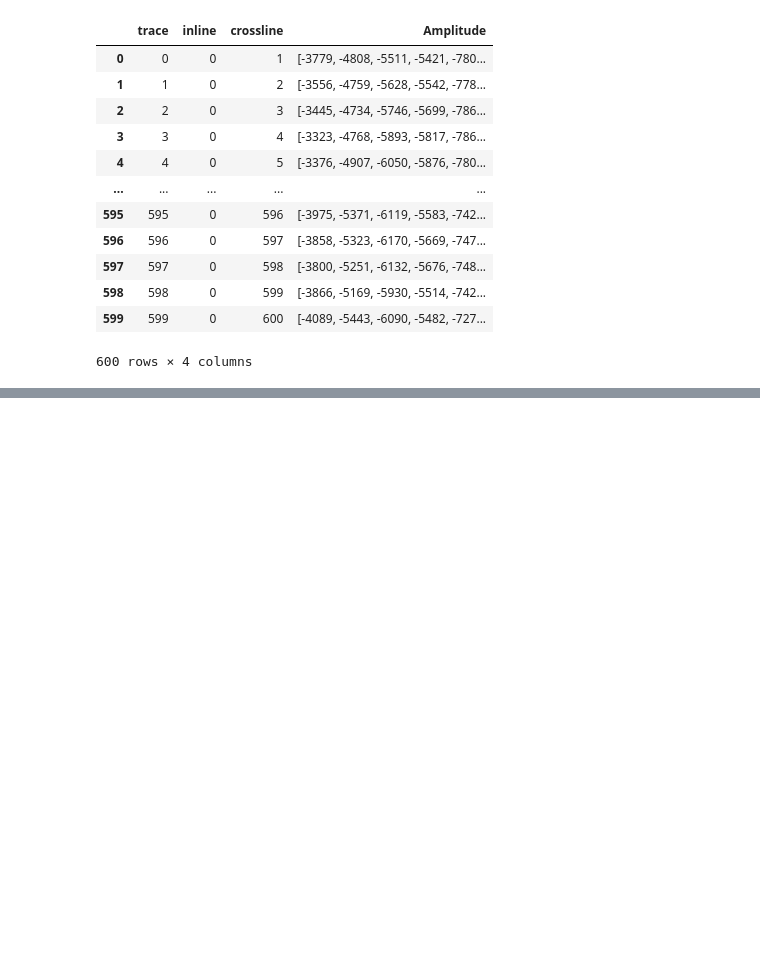
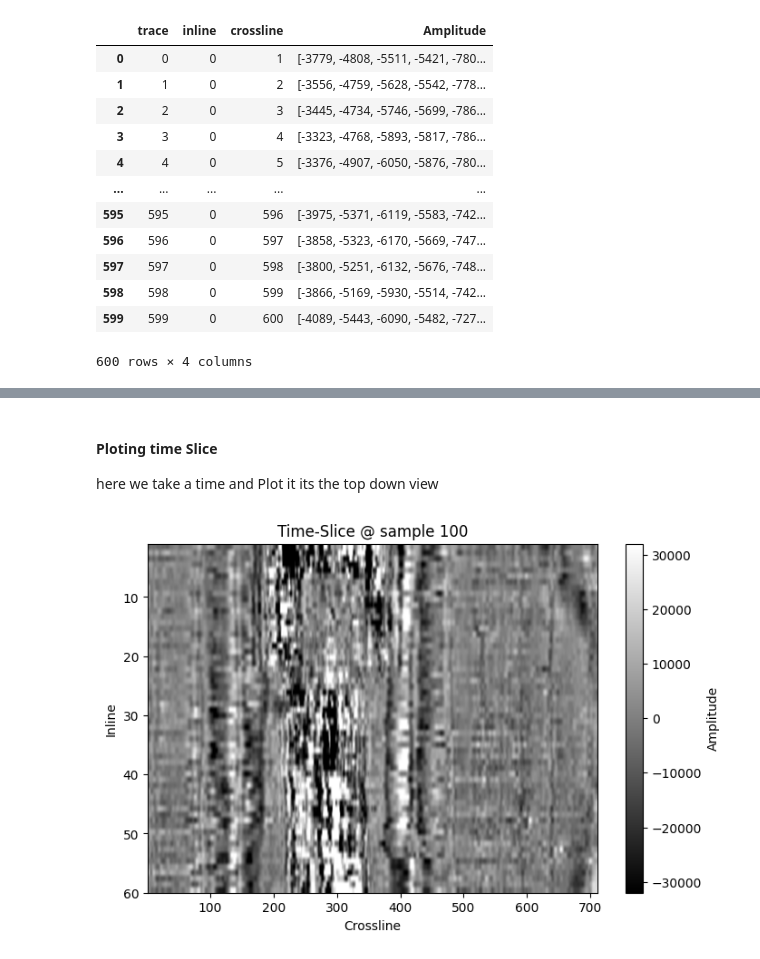
Before and after one commit to jogi96/PAINDGPR, a Jupyter notebook: Notebooks/Testing Python Import tools for sgy.ipynb, the cells around one changed output, grey strips where cells are left out. Cells and saved outputs as stored; diff of their text form; code cells hidden in the pictures; blank space fills up the shorter version.

```diff
--- a/Notebooks/Testing Python Import tools for sgy.ipynb
+++ b/Notebooks/Testing Python Import tools for sgy.ipynb
@@ -213,0 +246,21 @@ plt.show()
+# %%
+# just that we not have to jump around too much - lets create df again obspy version
+import pandas as pd
+
+
+rows= []
+
+for i, trace in enumerate(st.traces):
+    number = st.traces[i].header.trace_sequence_number_within_segy_file
+    amp = st.traces[i].data
+    inl = st.traces[i].header.for_3d_poststack_data_this_field_is_for_in_line_number
+    cross = st.traces[i].header.for_3d_poststack_data_this_field_is_for_cross_line_number
+    rows.append({
+        "trace": number,
+        "inline": inl,
+        "crossline": cross,
+        "Amplitude": amp
+    })
+df = pd.DataFrame(rows)
+df.to_csv("inline_crossline_obspy.csv", index =False)
+print(df.head())
@@ -213,0 +383,29 @@ plt.show()
+# %% [markdown]
+#### Ploting time Slice
+here we take a time and Plot it its the top down view
+# %%
+def plot_timeslice(df, sample_index):
+    inlines = np.sort(df["inline"].unique())
+    crosslines = np.sort(df["crossline"].unique())
+    mat = np.full((len(inlines), len(crosslines)), np.nan)
+
+    il_map = {v:i for i,v in enumerate(inlines)}
+    cl_map = {v:i for i,v in enumerate(crosslines)}
+
+    for _, row in df.iterrows():
+        i = il_map[row["inline"]]
+        j = cl_map[row["crossline"]]
+        mat[i, j] = row["Amplitude"][sample_index]
+
+    plt.figure(figsize=(8,5))
+    plt.imshow(np.nan_to_num(mat), cmap="gray", aspect="auto",
+               extent=[crosslines.min(), crosslines.max(), inlines.max(), inlines.min()])
+    plt.title(f"Time-Slice @ sample {sample_index}")
+    plt.xlabel("Crossline")
+    plt.ylabel("Inline")
+    plt.colorbar(label="Amplitude")
+    plt.show()
+
+plot_timeslice(df, 100)
+# %% [output]
+[figure, added]
```
Also changed, not shown: parts of 20 cells of this notebook.
